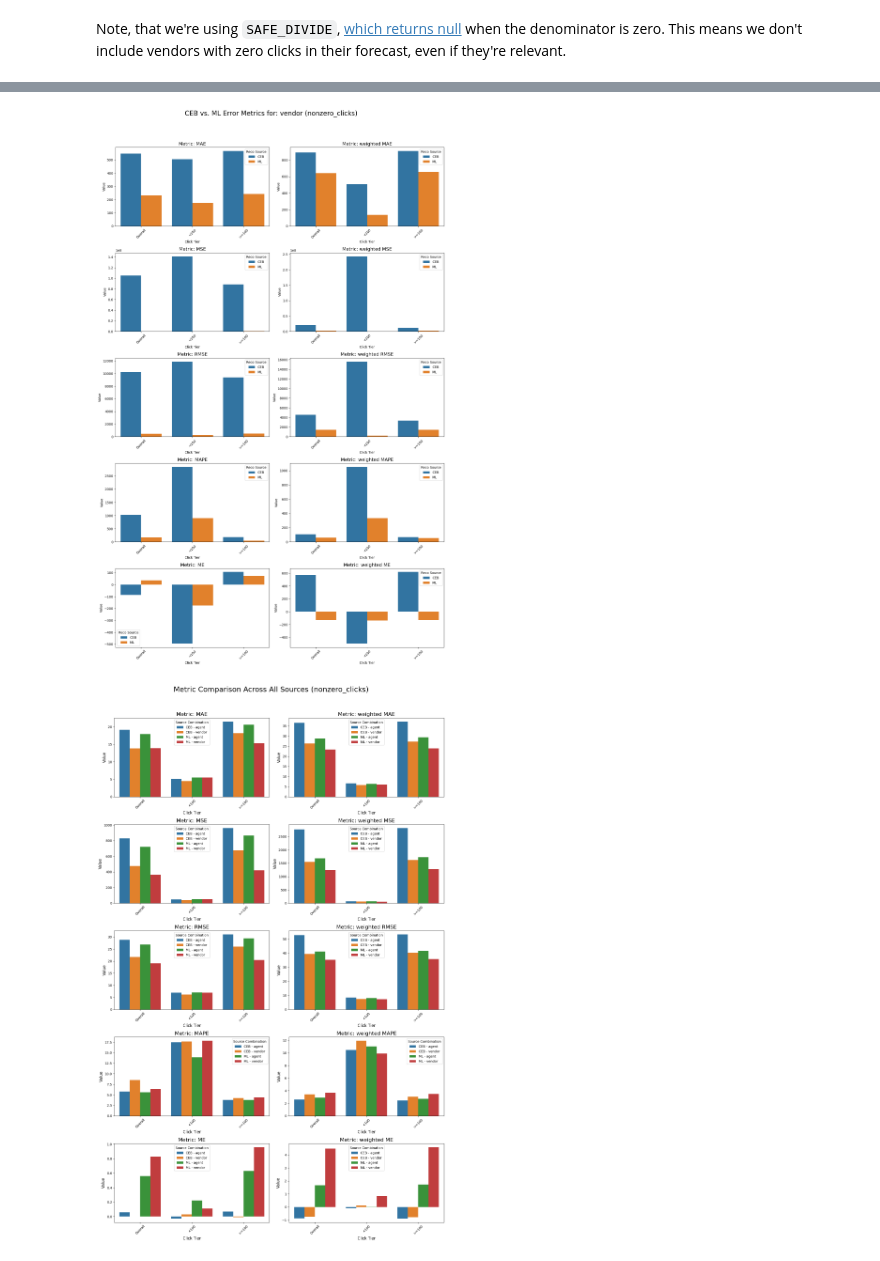
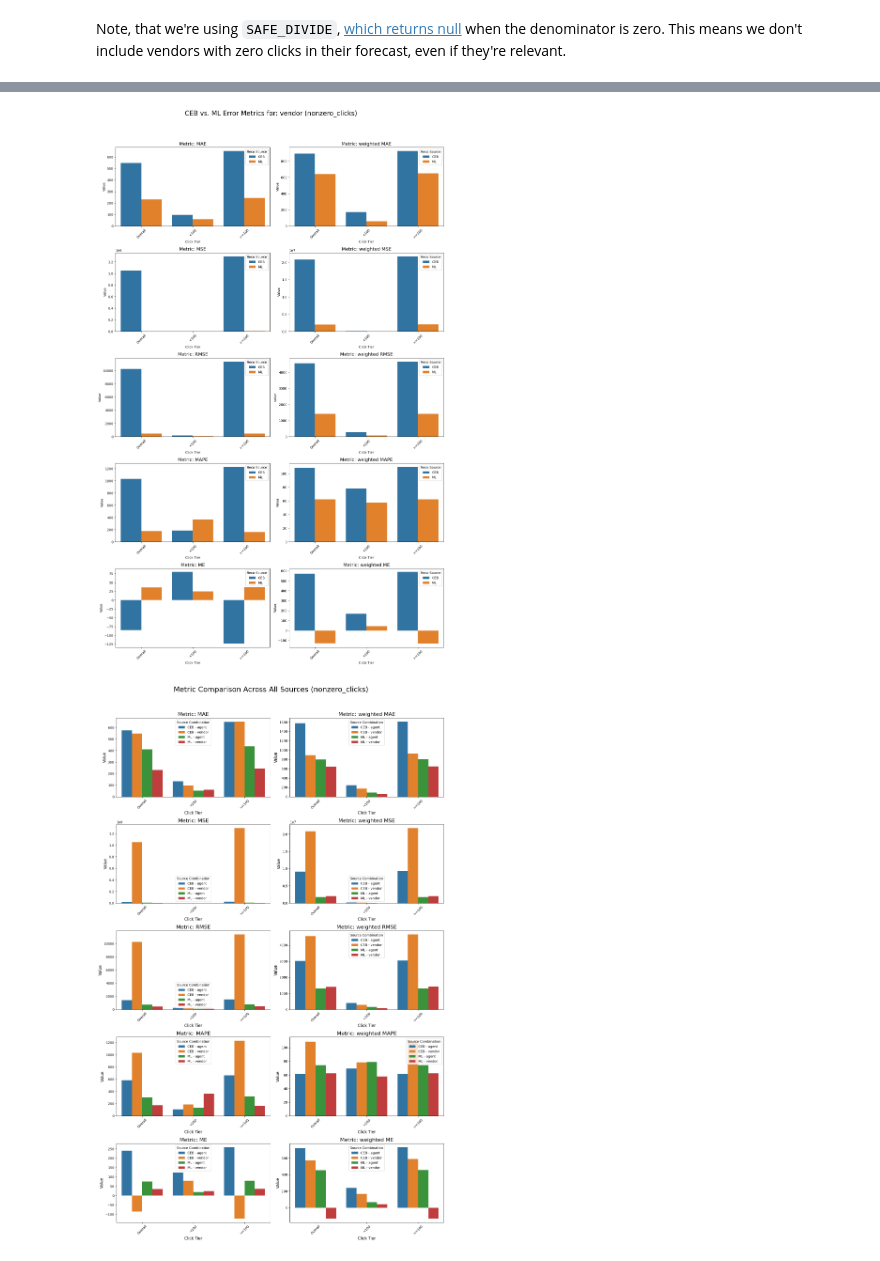
Before and after one commit to pdoupe/ad_hoc, a Jupyter notebook: error-metrics/notebooks/comparing_queries.ipynb, the cells around one changed output, grey strips where cells are left out. Saved outputs shown, nothing was run; the diff lists cells and outputs as text; code cells hidden in the pictures.

```diff
--- a/error-metrics/notebooks/comparing_queries.ipynb
+++ b/error-metrics/notebooks/comparing_queries.ipynb
@@ -284,6 +304,8 @@ def calculate_metrics(actual, predicted, weights):
         'weighted MAPE': mean_absolute_percentage_error(actual, predicted, sample_weight=weights) * 100,
         'RMSE': np.sqrt(mean_squared_error(actual, predicted)),
         'weighted RMSE': np.sqrt(mean_squared_error(actual, predicted, sample_weight=weights)),
+        'std_norm RMSE': np.sqrt(mean_squared_error(actual, predicted)) / np.std(actual),
+        'max_min_norm RMSE': np.sqrt(mean_squared_error(actual, predicted)) / (max(actual) - min(actual)),
         'ME': np.mean(actual - predicted),
         'weighted ME': np.average(actual - predicted, weights=weights)
     }
@@ -357,6 +379,6 @@ def generate_metrics_df(df, prediction_column, cutting_column='cpc_clicks'):
     return pd.DataFrame(results_list).round(2)
 
 
-adj_metrics_df = generate_metrics_df(df, 'adj_e_clicks', 'cpc_clicks')
-poisson_metrics_df = generate_metrics_df(df, 'poisson_clicks')
+adj_metrics_df = generate_metrics_df(df, 'adj_e_clicks', 'adj_e_clicks')
+poisson_metrics_df = generate_metrics_df(df, 'poisson_clicks', 'poisson_clicks')
 final_results_df = pd.concat([adj_metrics_df, poisson_metrics_df])
@@ -497,7 +565,7 @@ plot_comparison_subplots(adj_metrics_df,
                          booking_source='vendor',
                          data_subset='nonzero_clicks')
 # %% [output]
-[figure, old version]
+[figure, new version]
 # %%
 def plot_all_combinations_subplots(df, data_subset):
     """
@@ -519,32 +587,32 @@ def plot_all_combinations_subplots(df, data_subset):
                        'MSE', 'weighted MSE',
                        'RMSE', 'weighted RMSE',
                        'MAPE', 'weighted MAPE',
                        'ME', 'weighted ME']
 
     # Create a 2x2 subplot grid
     fig, axes = plt.subplots(5, 2, figsize=(15, 25))
     axes = axes.flatten()
 
     for i, metric in enumerate(metrics_to_plot):
         ax = axes[i]
         metric_data = plot_data[plot_data['metric'] == metric]
 
         # Use the new 'combination' column for the hue
         sns.barplot(data=metric_data, x='tier', y='value', hue='combination', ax=ax)
 
         ax.set_title(f'Metric: {metric}', fontsize=16)
         ax.set_xlabel('Click Tier', fontsize=12)
         ax.set_ylabel('Value', fontsize=12)
         ax.tick_params(axis='x', rotation=45, labelsize=10)
         ax.legend(title='Source Combination')
 
     fig.suptitle(f'Metric Comparison Across All Sources ({data_subset})', fontsize=22)
     plt.tight_layout(rect=[0, 0.03, 1, 0.96])
     plt.show()
 
 
 # --- 3. Example Usage ---
-plot_all_combinations_subplots(poisson_metrics_df,
+plot_all_combinations_subplots(adj_metrics_df,
                                data_subset='nonzero_clicks')
 # %% [output]
-[figure, old version]
+[figure, new version]
```
Also changed, not shown: parts of 15 cells of this notebook.
